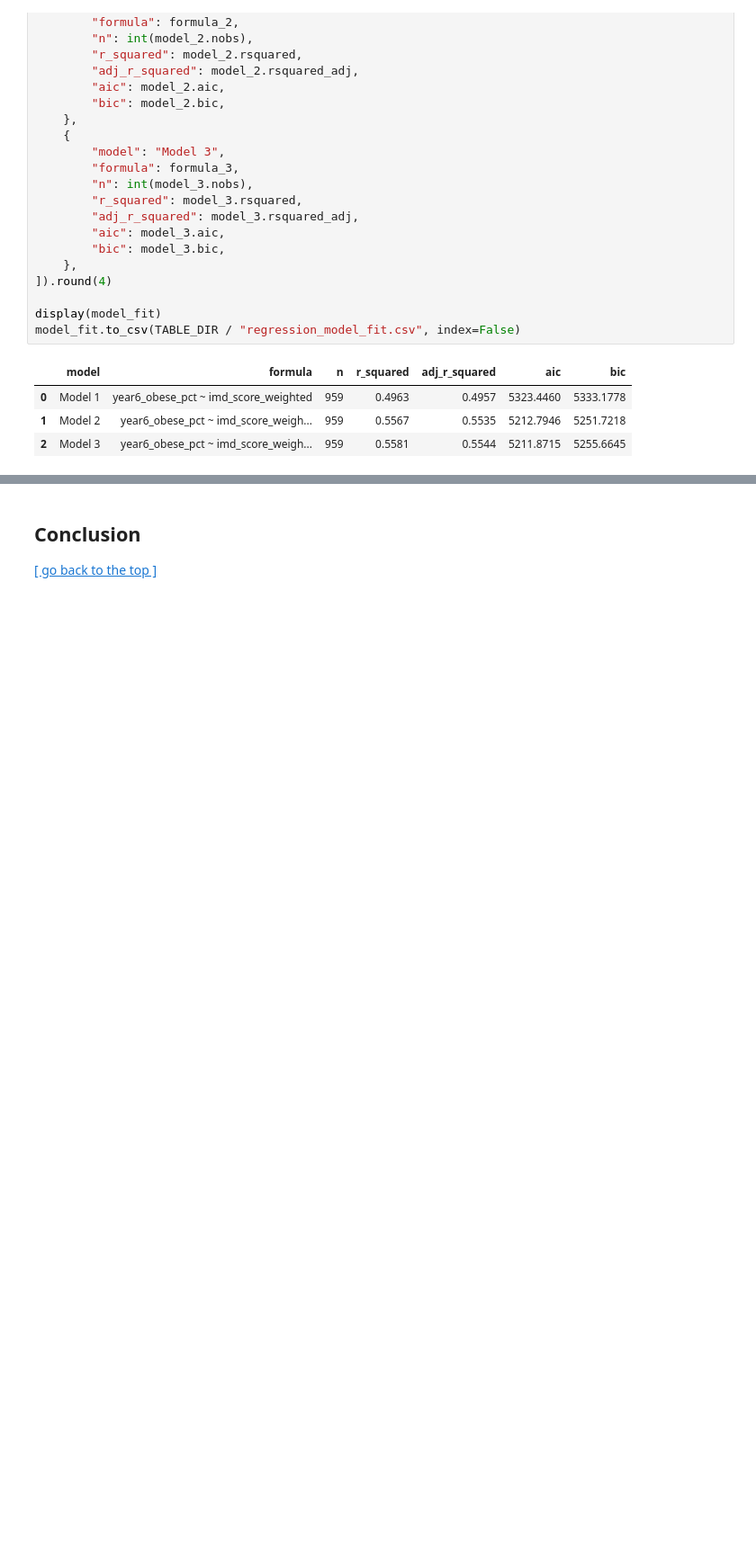
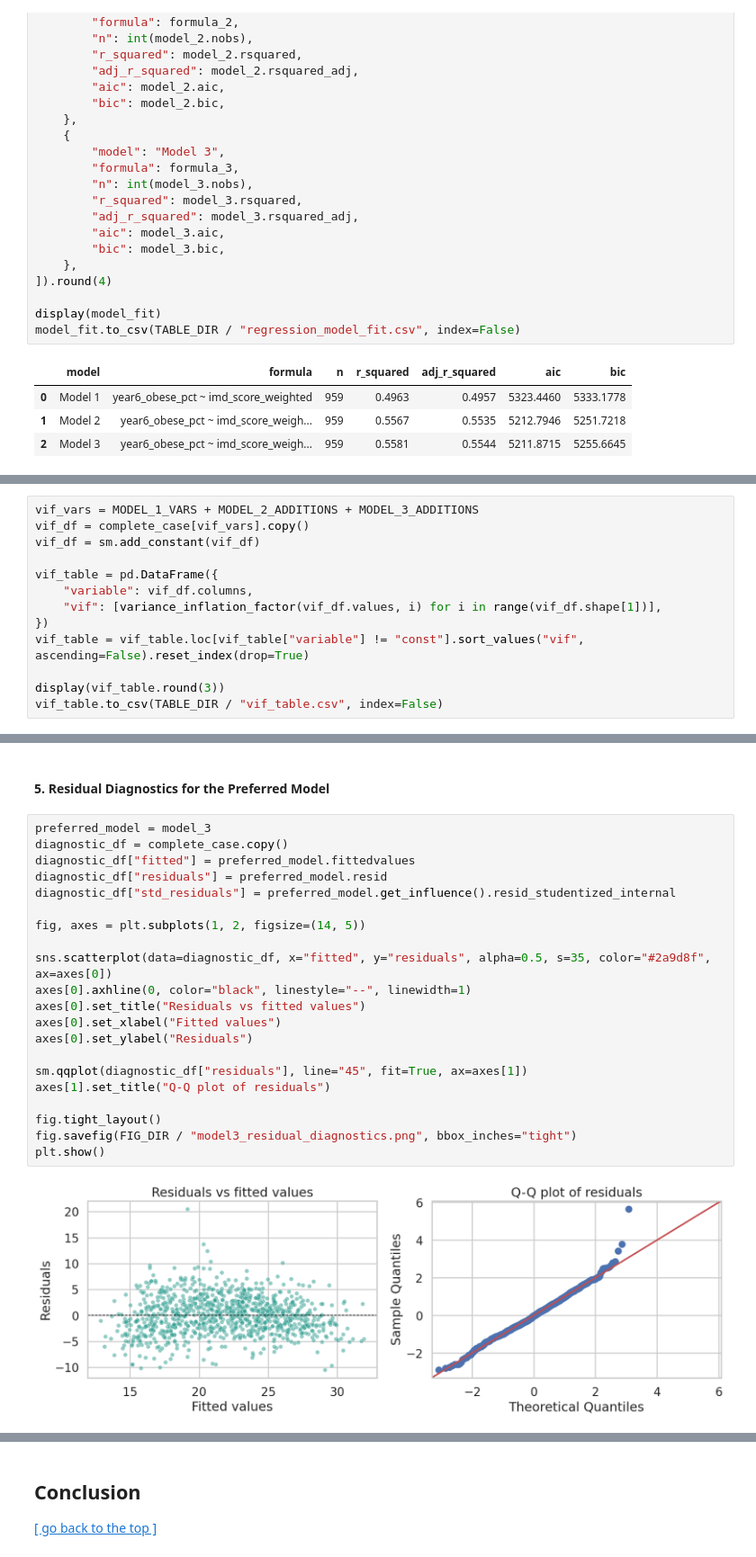
Before and after one commit to Levine-l/CASA0006_project, a Jupyter notebook: Template_submission_CASA0006.ipynb, the cells around one changed output, grey strips where cells are left out. Shown at 90% size. Cells and saved outputs as stored; diff of their text form; blank space fills up the shorter version.

```diff
--- a/Template_submission_CASA0006.ipynb
+++ b/Template_submission_CASA0006.ipynb
@@ -588,0 +642,13 @@ model_fit.to_csv(TABLE_DIR / "regression_model_fit.csv", index=False)
+# %%
+vif_vars = MODEL_1_VARS + MODEL_2_ADDITIONS + MODEL_3_ADDITIONS
+vif_df = complete_case[vif_vars].copy()
+vif_df = sm.add_constant(vif_df)
+
+vif_table = pd.DataFrame({
+    "variable": vif_df.columns,
+    "vif": [variance_inflation_factor(vif_df.values, i) for i in range(vif_df.shape[1])],
+})
+vif_table = vif_table.loc[vif_table["variable"] != "const"].sort_values("vif", ascending=False).reset_index(drop=True)
+
+display(vif_table.round(3))
+vif_table.to_csv(TABLE_DIR / "vif_table.csv", index=False)
@@ -588,0 +665,25 @@ model_fit.to_csv(TABLE_DIR / "regression_model_fit.csv", index=False)
+# %% [markdown]
+#### 5. Residual Diagnostics for the Preferred Model
+# %%
+preferred_model = model_3
+diagnostic_df = complete_case.copy()
+diagnostic_df["fitted"] = preferred_model.fittedvalues
+diagnostic_df["residuals"] = preferred_model.resid
+diagnostic_df["std_residuals"] = preferred_model.get_influence().resid_studentized_internal
+
+fig, axes = plt.subplots(1, 2, figsize=(14, 5))
+
+sns.scatterplot(data=diagnostic_df, x="fitted", y="residuals", alpha=0.5, s=35, color="#2a9d8f", ax=axes[0])
+axes[0].axhline(0, color="black", linestyle="--", linewidth=1)
+axes[0].set_title("Residuals vs fitted values")
+axes[0].set_xlabel("Fitted values")
+axes[0].set_ylabel("Residuals")
+
+sm.qqplot(diagnostic_df["residuals"], line="45", fit=True, ax=axes[1])
+axes[1].set_title("Q-Q plot of residuals")
+
+fig.tight_layout()
+fig.savefig(FIG_DIR / "model3_residual_diagnostics.png", bbox_inches="tight")
+plt.show()
+# %% [output]
+[figure, added]
```
Also changed, not shown: parts of 12 cells of this notebook.
